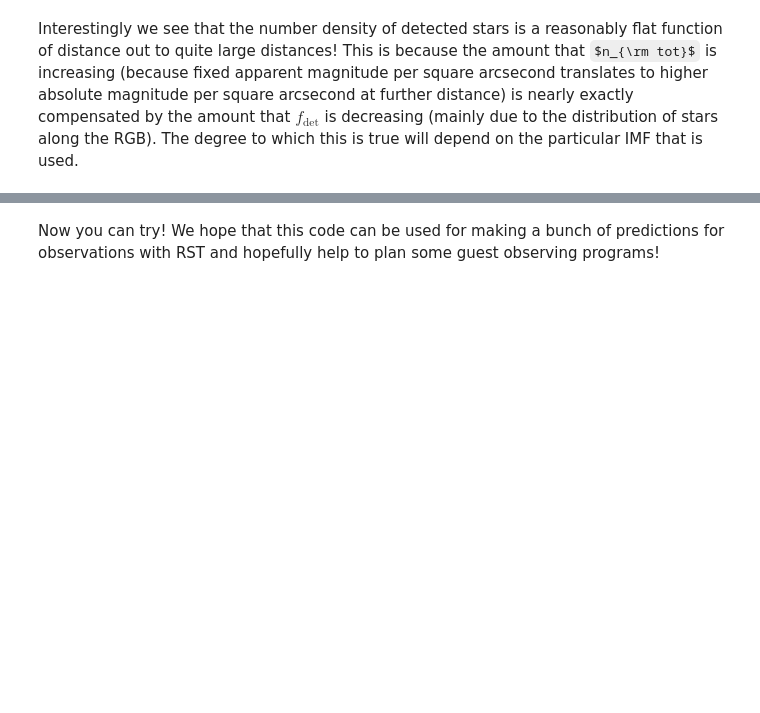
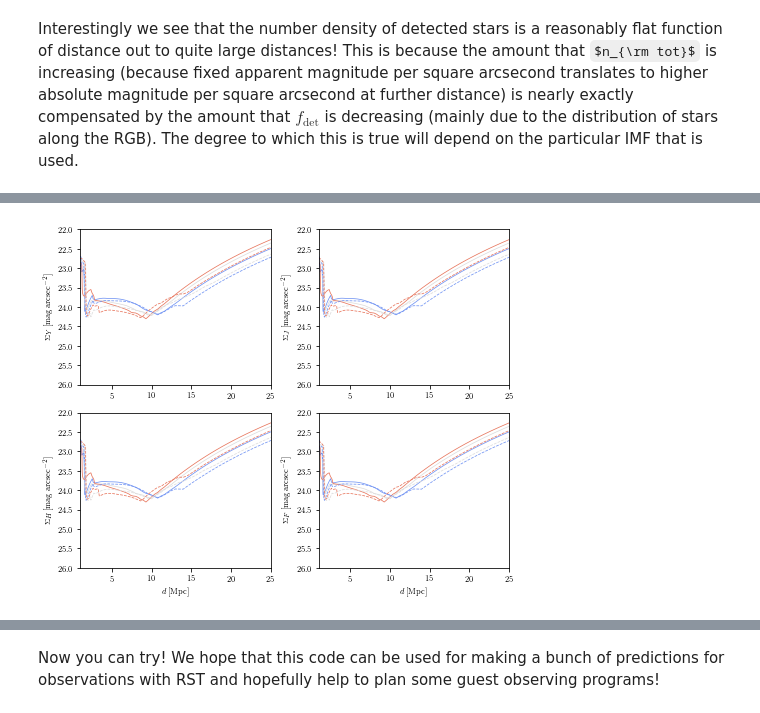
Before and after one commit to ltlancas/walter, a Jupyter notebook: walkthrough.ipynb, the cells around one changed output, grey strips where cells are left out. Drawn from its saved outputs; the diff is of its cells as text; code cells hidden in the pictures; some formulas as TeX source; blank space fills up the shorter version.

```diff
--- a/walkthrough.ipynb
+++ b/walkthrough.ipynb
@@ -493,0 +579,97 @@ plt.show()
+# %%
+# metal indices to plot
+met_toplot = [2,6,10]
+nmtp = len(met_toplot)
+# Ages to plot, we'll just do two
+agej1 = 22
+agej2 = 13
+# %%
+ax1 = plt.subplot(221)
+filtk = 1
+for (mi,meti) in enumerate(met_toplot):
+    mus = 5*np.log10(ds[filtk]*1e5)
+    Mcut = ps_detect_5slim[filtk] - mus
+    ols_fac = get_olsen_term(sigm,ares,Mcut,lum[meti,agej1,filtk],Mags,L2[meti,agej1,filtk])
+    L2_interp = np.interp(Mcut[::-1],Mags[::-1],L2[meti,agej1,filtk][::-1])[::-1]
+    lso =  2*Mcut + mus - ols_fac
+    ax1.plot(ds[filtk],lso,c=plt.cm.coolwarm((0.5+mi*1.)/nmtp),lw=0.75)
+
+for (mi,meti) in enumerate(met_toplot):
+    mus = 5*np.log10(ds[filtk]*1e5)
+    Mcut = ps_detect_5slim[filtk] - mus
+    ols_fac = get_olsen_term(sigm,ares,Mcut,lum[meti,agej2,filtk],Mags,L2[meti,agej2,filtk])
+    L2_interp = np.interp(Mcut[::-1],Mags[::-1],L2[meti,agej2,filtk][::-1])[::-1]
+    lso =  2*Mcut + mus - ols_fac
+    ax1.plot(ds[filtk],lso,'--',c=plt.cm.coolwarm((0.5+mi*1.)/nmtp),lw=0.75)
+ax1.set_xlim(1,25)
+ax1.set_ylim(26,22)
+ax1.set_ylabel(r"$\Sigma_Y \, [{\rm mag}\, {\rm arcsec}^{-2}]$")
+
+ax2 = plt.subplot(222)
+filtj = 2
+for (mi,meti) in enumerate(met_toplot):
+    mus = 5*np.log10(ds[filtk]*1e5)
+    Mcut = ps_detect_5slim[filtk] - mus
+    ols_fac = get_olsen_term(sigm,ares,Mcut,lum[meti,agej1,filtk],Mags,L2[meti,agej1,filtk])
+    L2_interp = np.interp(Mcut[::-1],Mags[::-1],L2[meti,agej1,filtk][::-1])[::-1]
+    lso =  2*Mcut + mus - ols_fac
+    ax2.plot(ds[filtk],lso,c=plt.cm.coolwarm((0.5+mi*1.)/nmtp),lw=0.75)
+for (mi,meti) in enumerate(met_toplot):
+    mus = 5*np.log10(ds[filtk]*1e5)
+    Mcut = ps_detect_5slim[filtk] - mus
+    ols_fac = get_olsen_term(sigm,ares,Mcut,lum[meti,agej2,filtk],Mags,L2[meti,agej2,filtk])
+    L2_interp = np.interp(Mcut[::-1],Mags[::-1],L2[meti,agej2,filtk][::-1])[::-1]
+    lso =  2*Mcut + mus - ols_fac
+    ax2.plot(ds[filtk],lso,'--',c=plt.cm.coolwarm((0.5+mi*1.)/nmtp),lw=0.75)
+ax2.set_xlim(1,25)
+ax2.set_ylim(26,22)
+ax2.set_ylabel(r"$\Sigma_J \, [{\rm mag}\, {\rm arcsec}^{-2}]$")
+
+
+ax3 = plt.subplot(223)
+filtj = 3
+for (mi,meti) in enumerate(met_toplot):
+    mus = 5*np.log10(ds[filtk]*1e5)
+    Mcut = ps_detect_5slim[filtk] - mus
+    ols_fac = get_olsen_term(sigm,ares,Mcut,lum[meti,agej1,filtk],Mags,L2[meti,agej1,filtk])
+    L2_interp = np.interp(Mcut[::-1],Mags[::-1],L2[meti,agej1,filtk][::-1])[::-1]
+    lso =  2*Mcut + mus - ols_fac
+    ax3.plot(ds[filtk],lso,c=plt.cm.coolwarm((0.5+mi*1.)/nmtp),lw=0.75)
+for (mi,meti) in enumerate(met_toplot):
+    mus = 5*np.log10(ds[filtk]*1e5)
+    Mcut = ps_detect_5slim[filtk] - mus
+    ols_fac = get_olsen_term(sigm,ares,Mcut,lum[meti,agej2,filtk],Mags,L2[meti,agej2,filtk])
+    L2_interp = np.interp(Mcut[::-1],Mags[::-1],L2[meti,agej2,filtk][::-1])[::-1]
+    lso =  2*Mcut + mus - ols_fac
+    ax3.plot(ds[filtk],lso,'--',c=plt.cm.coolwarm((0.5+mi*1.)/nmtp),lw=0.75)
+ax3.set_xlim(1,25)
+ax3.set_ylim(26,22)
+ax3.set_ylabel(r"$\Sigma_H \, [{\rm mag}\, {\rm arcsec}^{-2}]$")
+ax3.set_xlabel(r"$d \, [{\rm Mpc}]$")
+
+ax4 = plt.subplot(224)
+filtj = 4
+for (mi,meti) in enumerate(met_toplot):
+    mus = 5*np.log10(ds[filtk]*1e5)
+    Mcut = ps_detect_5slim[filtk] - mus
+    ols_fac = get_olsen_term(sigm,ares,Mcut,lum[meti,agej1,filtk],Mags,L2[meti,agej1,filtk])
+    L2_interp = np.interp(Mcut[::-1],Mags[::-1],L2[meti,agej1,filtk][::-1])[::-1]
+    lso =  2*Mcut + mus - ols_fac
+    ax4.plot(ds[filtk],lso,c=plt.cm.coolwarm((0.5+mi*1.)/nmtp),lw=0.75)
+for (mi,meti) in enumerate(met_toplot):
+    mus = 5*np.log10(ds[filtk]*1e5)
+    Mcut = ps_detect_5slim[filtk] - mus
+    ols_fac = get_olsen_term(sigm,ares,Mcut,lum[meti,agej2,filtk],Mags,L2[meti,agej2,filtk])
+    L2_interp = np.interp(Mcut[::-1],Mags[::-1],L2[meti,agej2,filtk][::-1])[::-1]
+    lso =  2*Mcut + mus - ols_fac
+    ax4.plot(ds[filtk],lso,'--',c=plt.cm.coolwarm((0.5+mi*1.)/nmtp),lw=0.75)
+ax4.set_xlim(1,25)
+ax4.set_ylim(26,22)
+ax4.set_ylabel(r"$\Sigma_F \, [{\rm mag}\, {\rm arcsec}^{-2}]$")
+ax4.set_xlabel(r"$d \, [{\rm Mpc}]$")
+
+plt.gcf().set_size_inches((2.*3.37, 2*3.37*.8))
+plt.tight_layout()
+plt.show()
+# %% [output]
+[figure, added]
```
Also changed, not shown: parts of 27 cells of this notebook, 7 other files.
